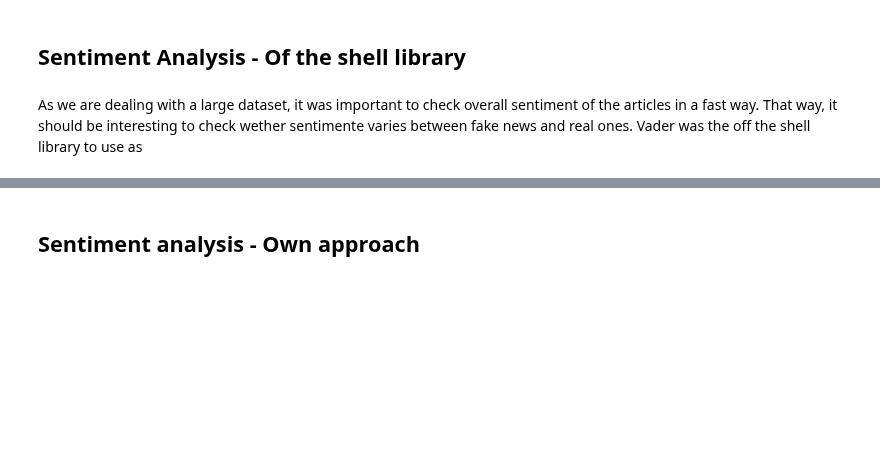
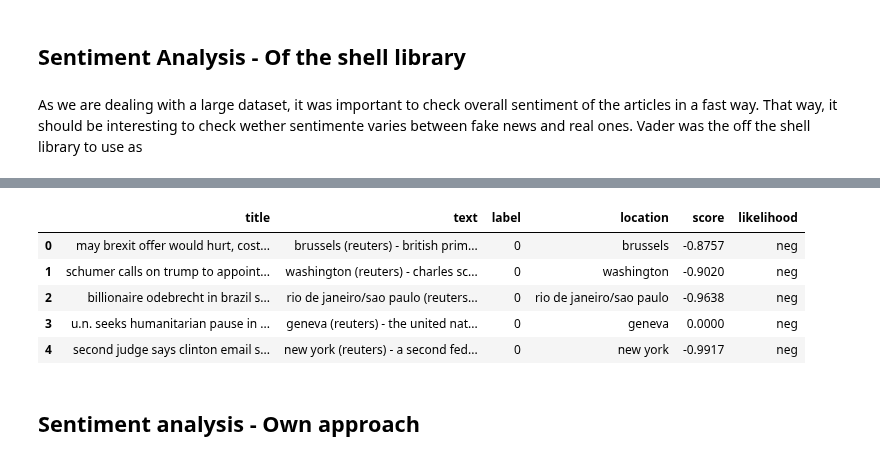
Before and after one commit to jfsalcedo10/collecting-ss-project, a Jupyter notebook: src/notebooks/sentiment_analysis.ipynb, the cells around one changed output, grey strips where cells are left out. Drawn from its saved outputs; the diff is of its cells as text; code cells hidden in the pictures; blank space fills up the shorter version.

Commit message:
Update dataset with sentiment scores

```diff
--- a/src/notebooks/sentiment_analysis.ipynb
+++ b/src/notebooks/sentiment_analysis.ipynb
@@ -117,0 +129,3 @@ Prediction complete at 01:46:38.
+# %%
+df_pred = pd.DataFrame(predictions)
+df_pred.head()
@@ -118,3 +139,13 @@ Prediction complete at 01:46:38.
+# %%
+df_sent = df_reuters.join(df_pred)
+df_sent.head()
+# %% [output]
+|  | title | text | label | location | score | likelihood |
+| 0 | may brexit offer would hurt, cost... | brussels (reuters) - british prim... | 0 | brussels | -0.8757 | neg |
+| 1 | schumer calls on trump to appoint... | washington (reuters) - charles sc... | 0 | washington | -0.9020 | neg |
+| 2 | billionaire odebrecht in brazil s... | rio de janeiro/sao paulo (reuters... | 0 | rio de janeiro/sao paulo | -0.9638 | neg |
+| 3 | u.n. seeks humanitarian pause in ... | geneva (reuters) - the united nat... | 0 | geneva | 0.0000 | neg |
+| 4 | second judge says clinton email s... | new york (reuters) - a second fed... | 0 | new york | -0.9917 | neg |
 # %% [markdown]
 ## Sentiment analysis - Own approach
 # %% [markdown]
```
Also changed, not shown: parts of 18 cells of this notebook, 2 other files.
